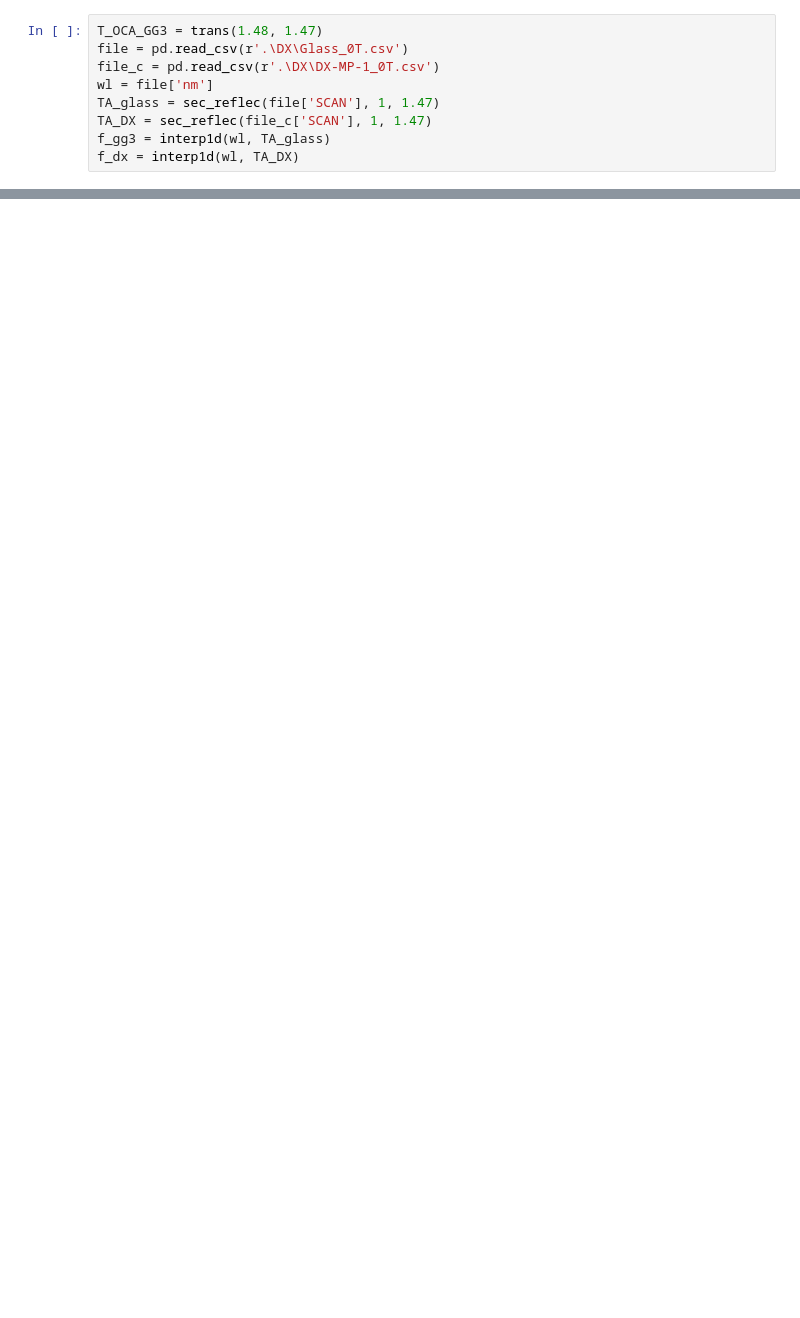
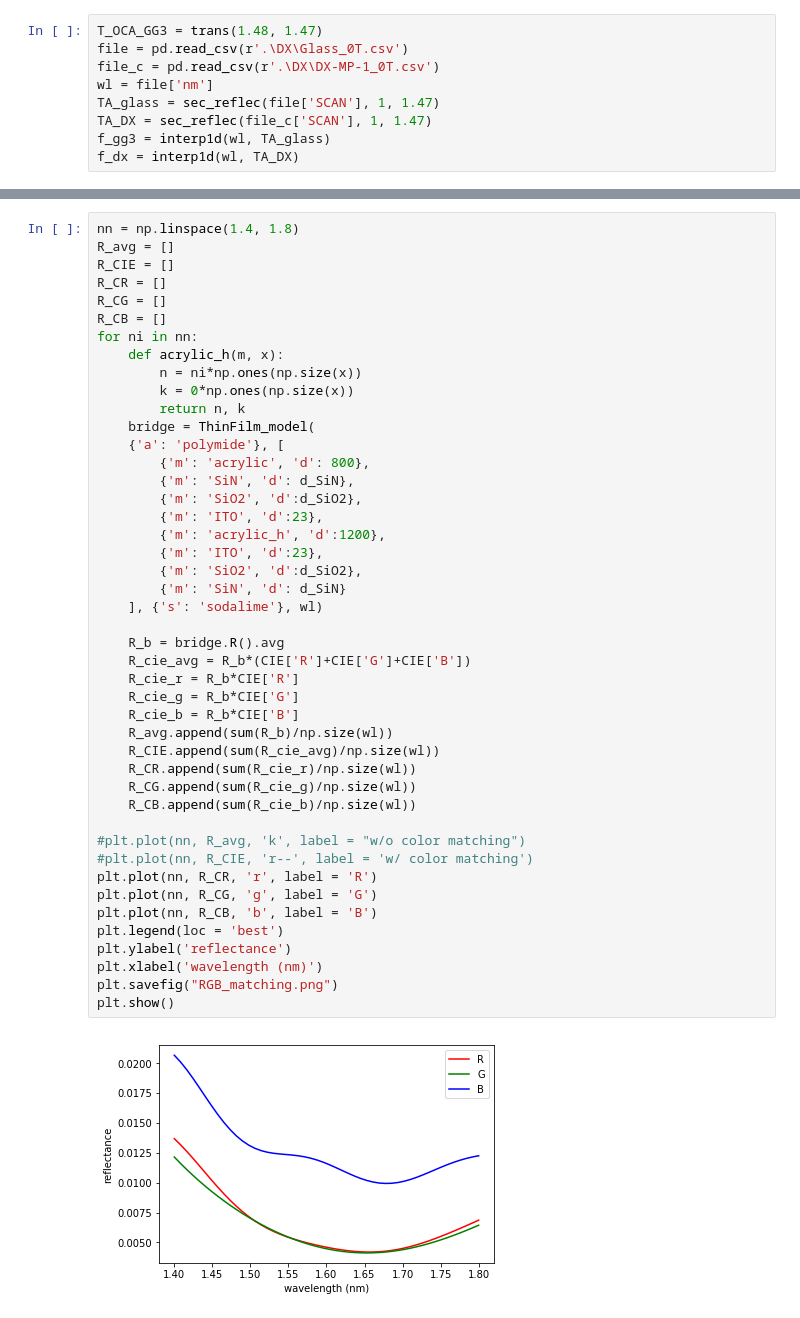
Before and after one commit to Yoway1994/ThinFilm, a Jupyter notebook: ThinFilm3.ipynb, the cells around one changed output, grey strips where cells are left out. Cells and saved outputs as stored; diff of their text form; blank space fills up the shorter version.

```diff
--- a/ThinFilm3.ipynb
+++ b/ThinFilm3.ipynb
@@ -280,0 +252,47 @@ f_dx = interp1d(wl, TA_DX)
+# %%
+nn = np.linspace(1.4, 1.8)
+R_avg = []
+R_CIE = []
+R_CR = []
+R_CG = []
+R_CB = []
+for ni in nn:
+    def acrylic_h(m, x):
+        n = ni*np.ones(np.size(x))
+        k = 0*np.ones(np.size(x))
+        return n, k
+    bridge = ThinFilm_model(
+    {'a': 'polymide'}, [
+        {'m': 'acrylic', 'd': 800},
+        {'m': 'SiN', 'd': d_SiN},
+        {'m': 'SiO2', 'd':d_SiO2},
+        {'m': 'ITO', 'd':23},
+        {'m': 'acrylic_h', 'd':1200},
+        {'m': 'ITO', 'd':23},
+        {'m': 'SiO2', 'd':d_SiO2},
+        {'m': 'SiN', 'd': d_SiN}
+    ], {'s': 'sodalime'}, wl)
+
+    R_b = bridge.R().avg
+    R_cie_avg = R_b*(CIE['R']+CIE['G']+CIE['B'])
+    R_cie_r = R_b*CIE['R']
+    R_cie_g = R_b*CIE['G']
+    R_cie_b = R_b*CIE['B']
+    R_avg.append(sum(R_b)/np.size(wl))
+    R_CIE.append(sum(R_cie_avg)/np.size(wl))
+    R_CR.append(sum(R_cie_r)/np.size(wl))
+    R_CG.append(sum(R_cie_g)/np.size(wl))
+    R_CB.append(sum(R_cie_b)/np.size(wl))
+
+#plt.plot(nn, R_avg, 'k', label = "w/o color matching")
+#plt.plot(nn, R_CIE, 'r--', label = 'w/ color matching')
+plt.plot(nn, R_CR, 'r', label = 'R')
+plt.plot(nn, R_CG, 'g', label = 'G')
+plt.plot(nn, R_CB, 'b', label = 'B')
+plt.legend(loc = 'best')
+plt.ylabel('reflectance')
+plt.xlabel('wavelength (nm)')
+plt.savefig("RGB_matching.png")
+plt.show()
+# %% [output]
+[figure, added]
```
Also changed, not shown: parts of 6 cells of this notebook, 7 other files.
